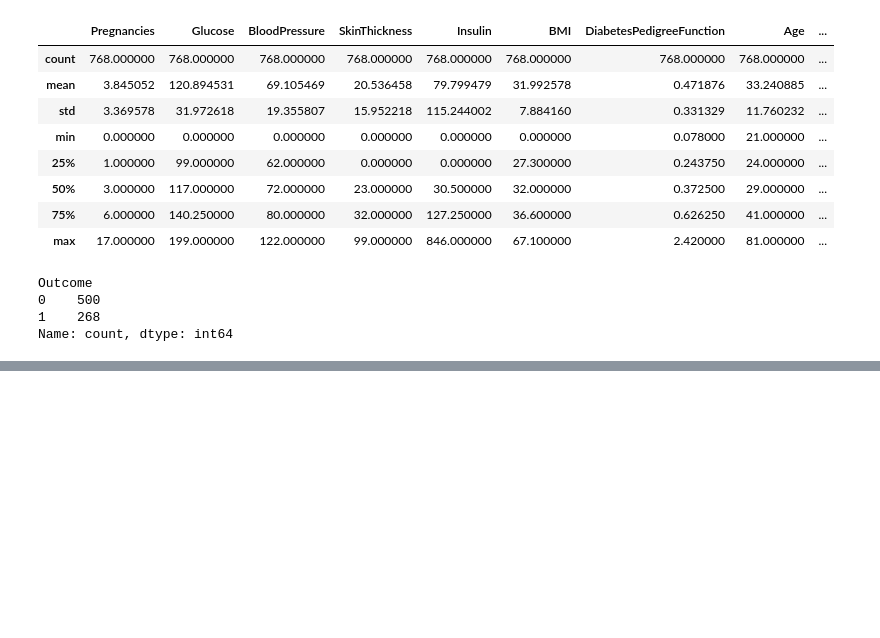
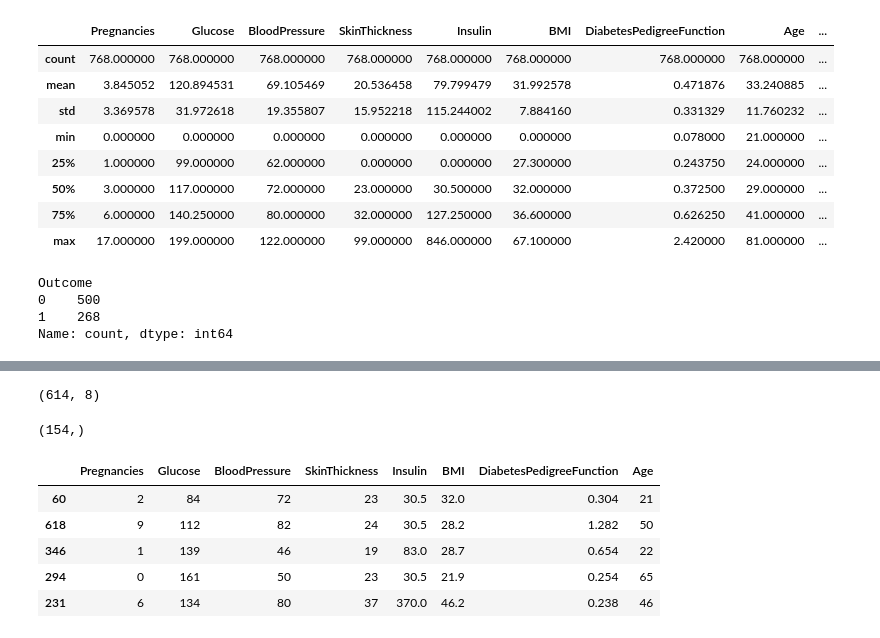
Before and after one commit to ali-faraz-py/DiabetesDetector, a Jupyter notebook: explore.ipynb, the cells around one changed output, grey strips where cells are left out. Cells and saved outputs as stored; diff of their text form; code cells hidden in the pictures; blank space fills up the shorter version.

Commit message:
done traing model

```diff
--- a/explore.ipynb
+++ b/explore.ipynb
@@ -84 +84,21 @@ BMI               11
 dtype: int64
+# %%
+for col in cols:
+    median = df[col].median()
+    df[col] = df[col].replace(0, median)
+# %%
+X = df.drop(columns=['Outcome'])
+
+y = df['Outcome']
+# %%
+from sklearn.model_selection import train_test_split
+
+X_train, X_test, y_train, y_test = train_test_split(X, y, test_size=0.2, random_state=42)
+# %%
+X_train.shape
+# %% [output]
+(614, 8)
+# %%
+y_test.shape
+# %% [output]
+(154,)
@@ -84,0 +112,9 @@ dtype: int64
+# %%
+X_train.head()
+# %% [output]
+|  | Pregnancies | Glucose | BloodPressure | SkinThickness | Insulin | BMI | DiabetesPedigreeFunction | Age |
+| 60 | 2 | 84 | 72 | 23 | 30.5 | 32.0 | 0.304 | 21 |
+| 618 | 9 | 112 | 82 | 24 | 30.5 | 28.2 | 1.282 | 50 |
+| 346 | 1 | 139 | 46 | 19 | 83.0 | 28.7 | 0.654 | 22 |
+| 294 | 0 | 161 | 50 | 23 | 30.5 | 21.9 | 0.254 | 65 |
+| 231 | 6 | 134 | 80 | 37 | 370.0 | 46.2 | 0.238 | 46 |
```
Also changed, not shown: parts of 7 cells of this notebook.
